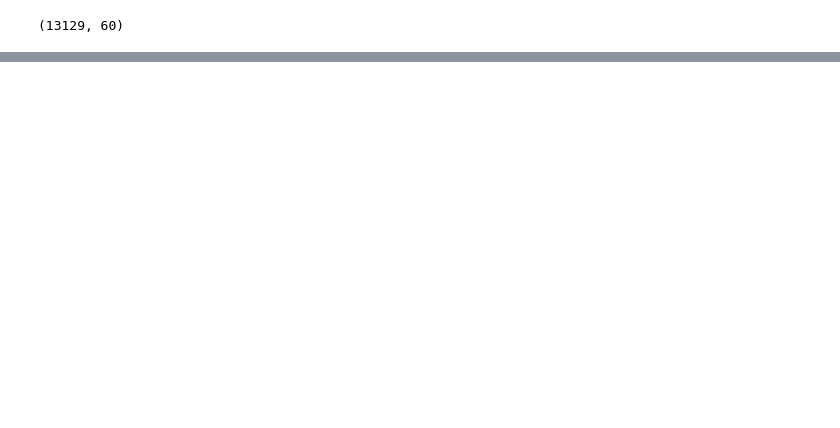
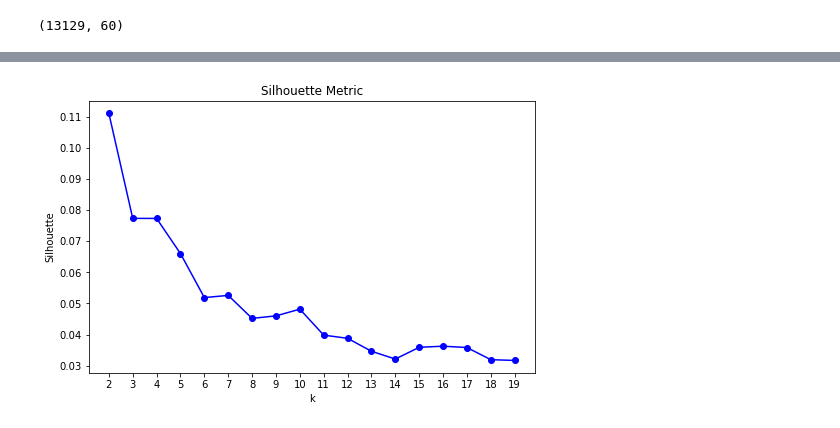
Before and after one commit to FilMastro/ADM-Homework4, a Jupyter notebook: Ex2 Andrea.ipynb, the cells around one changed output, grey strips where cells are left out. Drawn from its saved outputs; the diff is of its cells as text; code cells hidden in the pictures; blank space fills up the shorter version.

```diff
--- a/Ex2 Andrea.ipynb
+++ b/Ex2 Andrea.ipynb
@@ -116,0 +234,3 @@ printPivotTable("bit")
+# %%
+final_df = pd.read_csv("final_dataset_k++.csv")
+final_df.head()
@@ -116,0 +244,11 @@ printPivotTable("bit")
+# %%
+from sklearn.metrics import silhouette_score
+
+sil = []
+kmax = 15
+
+# dissimilarity would not be defined for a single cluster, thus, minimum number of clusters should be 2
+for k in range(2, kmax+1):
+    K_scratch(final_df,k,10)
+    labels = np.asarray(final_df["cluster_#"])
+    sil.append(silhouette_score(X=final_df.iloc[:,:-5],labels=labels, metric='euclidean'))
@@ -116,0 +260,18 @@ printPivotTable("bit")
+# %%
+from sklearn.cluster import KMeans
+from sklearn import metrics
+import time
+
+silhouette_scores = {}
+distortions = {}
+
+for k in range(2,20):
+    start_time = time.time()
+    model_kmeans_k = KMeans(n_clusters=k, init='k-means++', n_init=10, max_iter=100, random_state=42)
+    model_kmeans_k.fit(final_df.iloc[:,:-5])
+    labels_k = model_kmeans_k.labels_
+    score_k = metrics.silhouette_score(final_df.iloc[:,:-5], labels_k)
+    silhouette_scores[k] = score_k
+    distortions[k] = model_kmeans_k.inertia_
+    print("k = %d\tSS: %5.4f\t distortion: %5.4f\t time: %.3s seconds" % (k, score_k, model_kmeans_k.inertia_,(time.time() - start_time)))
+print("Done!")
@@ -116,0 +298,11 @@ printPivotTable("bit")
+# %%
+plt.figure(figsize = (8,5))
+plt.plot(silhouette_scores.values(), 'bo-')
+plt.xticks(range(0,18), silhouette_scores.keys())
+plt.title("Silhouette Metric")
+plt.xlabel("k")
+plt.ylabel("Silhouette")
+#plt.axvline(1, color = "r")
+plt.show()
+# %% [output]
+[figure, added]
```
Also changed, not shown: parts of 22 cells of this notebook, 2 other files.
